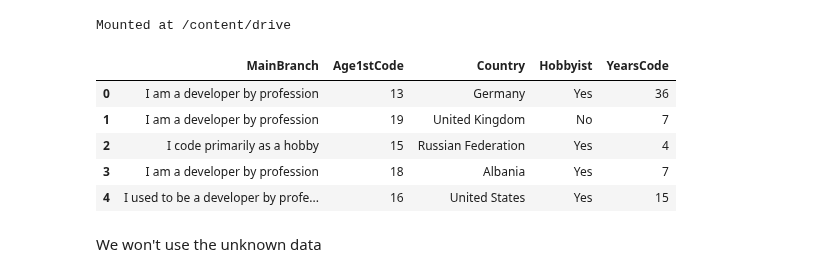
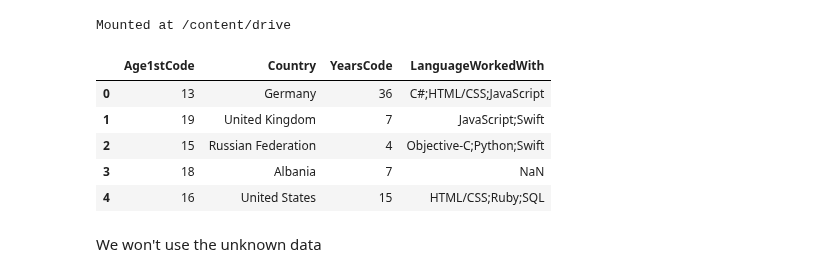
Before and after one commit to yessymarie/dsblogpost, a Jupyter notebook: main.ipynb, the cells around one changed output. Saved outputs shown, nothing was run; the diff lists cells and outputs as text; code cells hidden in the pictures.

```diff
--- a/main.ipynb
+++ b/main.ipynb
@@ -34,20 +34,20 @@ Mounted at /content/drive
 # %%
 # Load data from csv
 df = pd.read_csv('/content/drive/MyDrive/Dataset Udacity/Stack Overflow 2020/survey_results_public.csv')
 
 # Show only the desired column
-column = ['MainBranch','Age1stCode','Country','Hobbyist','YearsCode']
+column = ['Age1stCode','Country','YearsCode','LanguageWorkedWith']
 
 df = df[column]
 
 df.head()
 # %% [output]
-|  | MainBranch | Age1stCode | Country | Hobbyist | YearsCode |
-| 0 | I am a developer by profession | 13 | Germany | Yes | 36 |
-| 1 | I am a developer by profession | 19 | United Kingdom | No | 7 |
-| 2 | I code primarily as a hobby | 15 | Russian Federation | Yes | 4 |
-| 3 | I am a developer by profession | 18 | Albania | Yes | 7 |
-| 4 | I used to be a developer by profe... | 16 | United States | Yes | 15 |
+|  | Age1stCode | Country | YearsCode | LanguageWorkedWith |
+| 0 | 13 | Germany | 36 | C#;HTML/CSS;JavaScript |
+| 1 | 19 | United Kingdom | 7 | JavaScript;Swift |
+| 2 | 15 | Russian Federation | 4 | Objective-C;Python;Swift |
+| 3 | 18 | Albania | 7 | NaN |
+| 4 | 16 | United States | 15 | HTML/CSS;Ruby;SQL |
 # %% [markdown]
 We won't use the unknown data
 # %%
```
Also changed, not shown: parts of 2 cells of this notebook.
